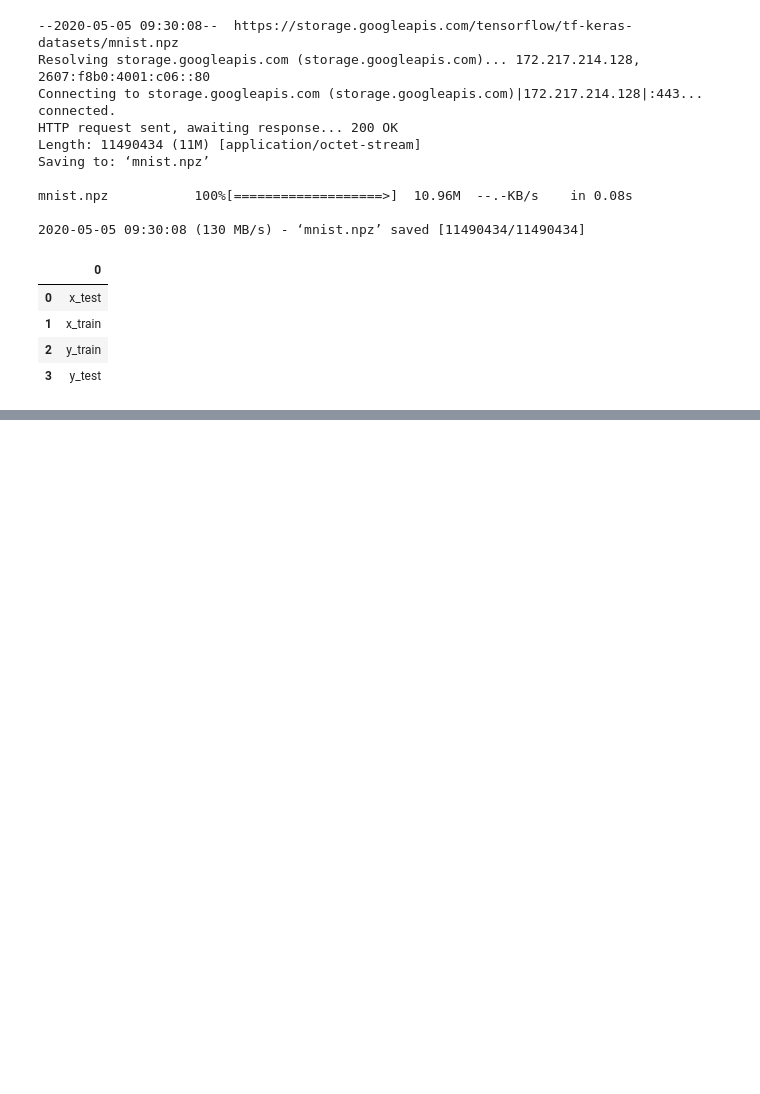
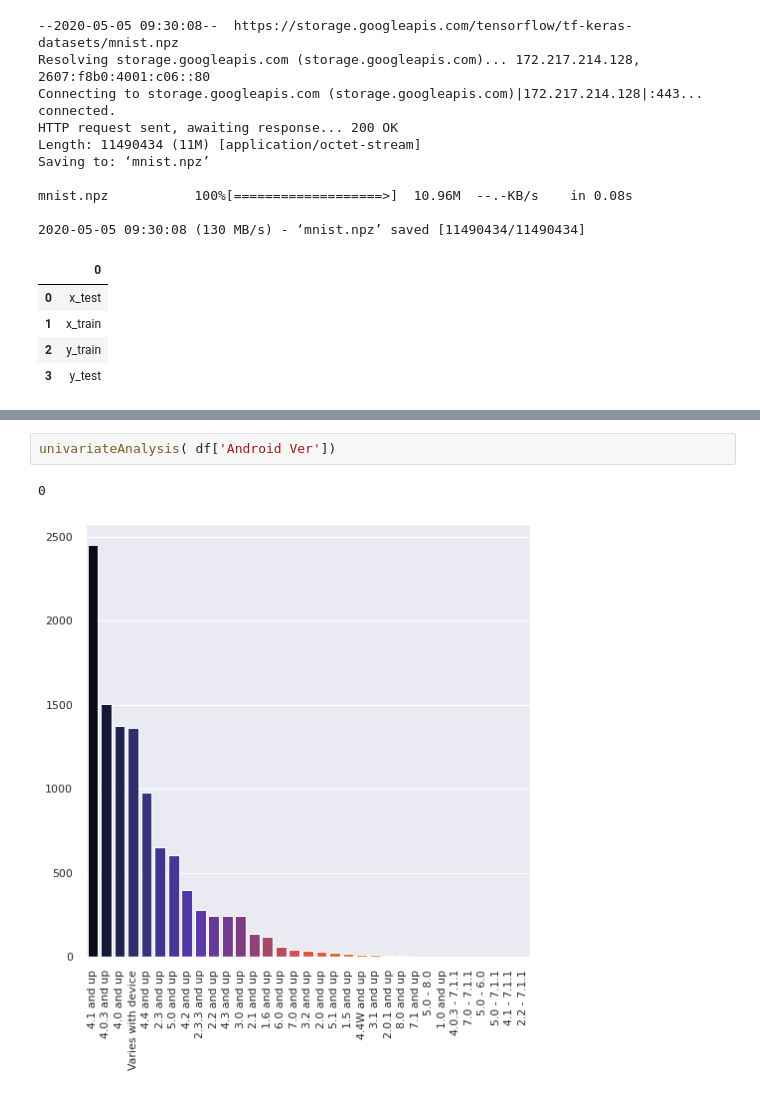
Before and after one commit to pysaurav/ML-Track, a Jupyter notebook: EDA_general.ipynb, the cells around one changed output, grey strips where cells are left out. Saved outputs shown, nothing was run; the diff lists cells and outputs as text; blank space fills up the shorter version.

```diff
--- a/EDA_general.ipynb
+++ b/EDA_general.ipynb
@@ -104,0 +275,5 @@ drive.mount('/content/drive')
+# %%
+univariateAnalysis( df['Android Ver'])
+# %% [output]
+0
+[figure, added]
```
Also changed, not shown: parts of 52 cells of this notebook.
